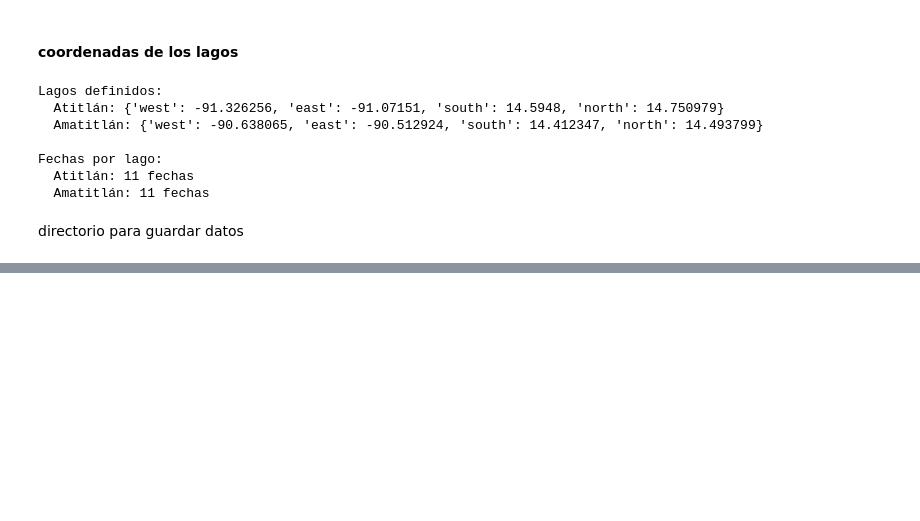
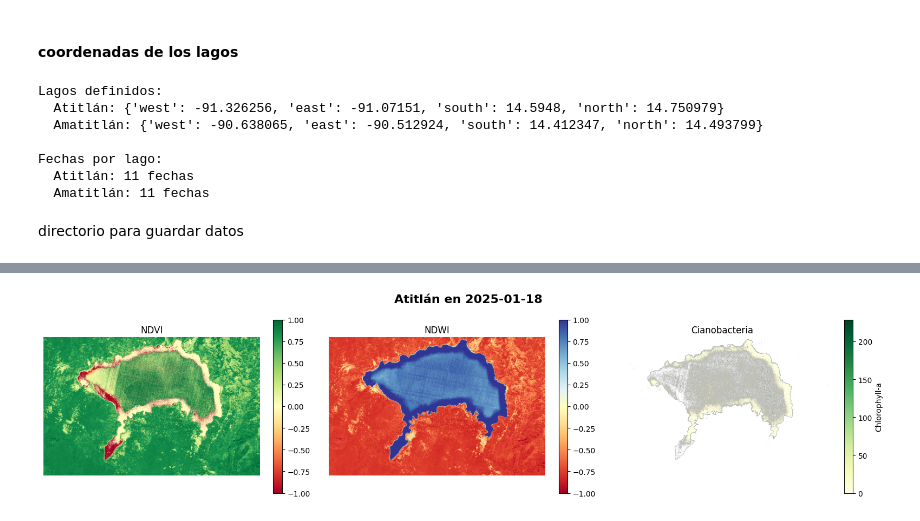
Before and after one commit to belennmm/DataS_Lab4_GeoEspaciales, a Jupyter notebook: Lab4_GeoEspaciales.ipynb, the cells around one changed output, grey strips where cells are left out. Saved outputs shown, nothing was run; the diff lists cells and outputs as text; code cells hidden in the pictures; blank space fills up the shorter version.

```diff
--- a/Lab4_GeoEspaciales.ipynb
+++ b/Lab4_GeoEspaciales.ipynb
@@ -339,0 +417,11 @@ todas las bandas ya están guardadas
+# %%
+def calcular_ndwi(B03, B08):
+
+    numerador = B03.astype(float ) - B08.astype(float)
+    denominador = B03.astype(float ) + B08.astype(float)
+
+    ndwi = np.divide(numerador , denominador , where = denominador !=  0, out = np.zeros_like( numerador))
+
+    return ndwi
+
+print("función NDWI")
@@ -339,0 +520,38 @@ todas las bandas ya están guardadas
+# %%
+import matplotlib.pyplot as plt
+from matplotlib.colors import Normalize
+
+lago_viz = 'Atitlán'
+fecha_viz = fechas[lago_viz][0]
+
+ndvi = indices_calculados[lago_viz ][fecha_viz ]['NDVI']
+ndwi = indices_calculados[lago_viz ][fecha_viz ]['NDWI']
+cyano = indices_calculados[lago_viz ][fecha_viz ]['CYANO']
+
+fig, axes = plt.subplots(1 , 3 , figsize = ( 16 , 4))
+
+# ndvi
+im1 = axes[0].imshow(ndvi, cmap = 'RdYlGn', vmin = -1, vmax =1)
+axes[0].set_title('NDVI')
+axes[0].axis('off' )
+plt.colorbar(im1, ax= axes[0 ])
+
+# ndwi
+im2 = axes[1].imshow(ndwi, cmap ='RdYlBu', vmin= -1, vmax= 1 )
+axes[1].set_title('NDWI')
+axes[1].axis('off')
+
+plt.colorbar(im2, ax= axes[1] )
+
+# cianobacteria
+im3 = axes[2].imshow(cyano, cmap='YlGn', vmin = 0, vmax=np.nanpercentile(cyano, 99 ) )
+axes[2].set_title('Cianobacteria')
+axes[2].axis('off')
+plt.colorbar(im3, ax= axes[2], label = 'Chlorophyll-a')
+
+plt.suptitle(f'{lago_viz} en {fecha_viz}', fontsize = 16, fontweight = 'bold')
+plt.tight_layout()
+plt.savefig('indices_punto3.png', dpi = 100, bbox_inches = 'tight')
+plt.show()
+# %% [output]
+[figure, added]
```
Also changed, not shown: parts of 24 cells of this notebook, 3 other files.
